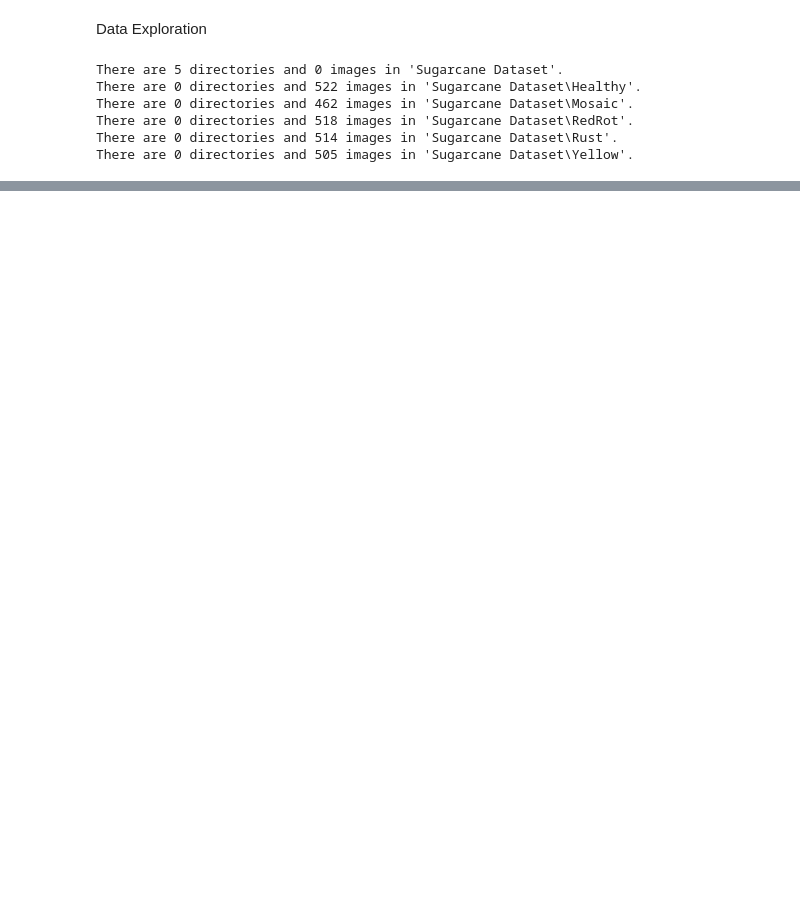
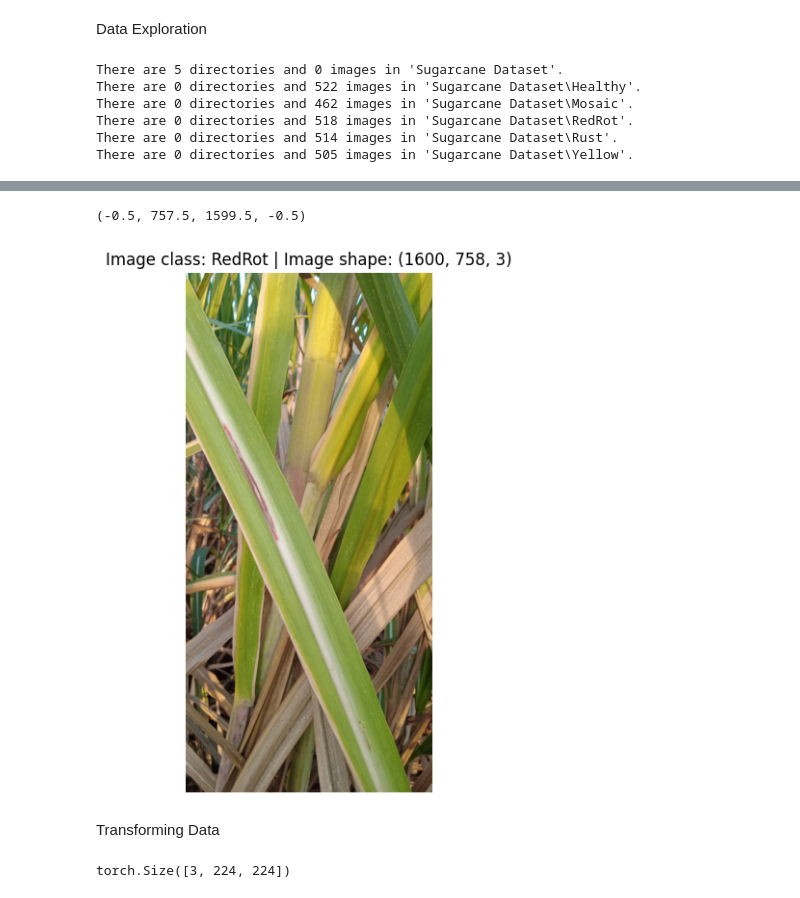
Before and after one commit to MayukhTunga/SugarCane-Disease-Prediction, a Jupyter notebook: train.ipynb, the cells around one changed output, grey strips where cells are left out. Drawn from its saved outputs; the diff is of its cells as text; code cells hidden in the pictures; blank space fills up the shorter version.

Commit message:
Data Transformed

```diff
--- a/train.ipynb
+++ b/train.ipynb
@@ -27,0 +50,11 @@ There are 0 directories and 505 images in 'Sugarcane Dataset\Yellow'.
+# %%
+img_as_array = np.asarray(img)
+plt.figure(figsize=(10,7))
+plt.imshow(img_as_array)
+plt.title(f"Image class: {image_class} | Image shape: {img_as_array.shape}")
+plt.axis(False)
+# %% [output]
+(-0.5, 757.5, 1599.5, -0.5)
+[figure, added]
+# %% [markdown]
+Transforming Data
@@ -28,2 +67,6 @@ There are 0 directories and 505 images in 'Sugarcane Dataset\Yellow'.
+# %%
+data_tansfrom(img).shape
+# %% [output]
+torch.Size([3, 224, 224])
 # %%
 dataset = datasets.ImageFolder(root=image_path)
```
Also changed, not shown: parts of 5 cells of this notebook.
